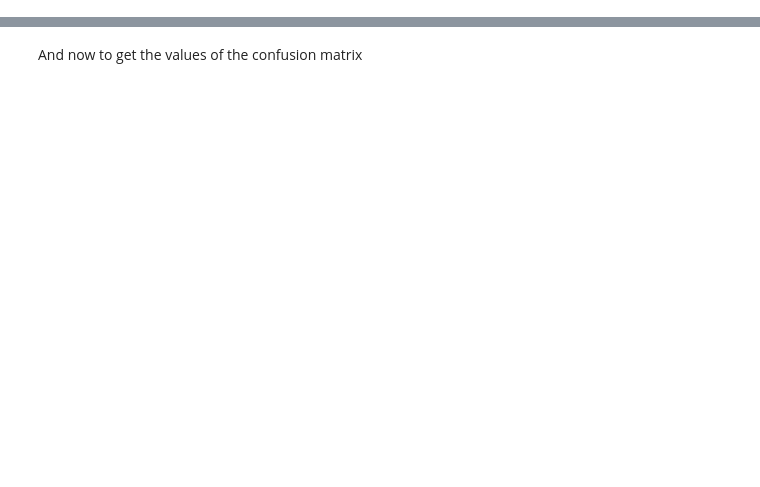
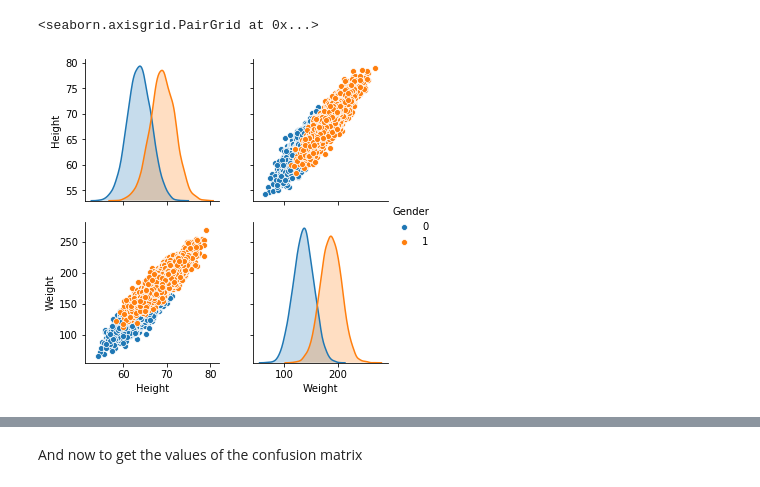
Before and after one commit to augustoamerico/sim_2019, a Jupyter notebook: 2019-12-03_Linear_Binary_Classifiers.ipynb, the cells around one changed output, grey strips where cells are left out. Saved outputs shown, nothing was run; the diff lists cells and outputs as text; code cells hidden in the pictures; blank space fills up the shorter version.

```diff
--- a/2019-12-03_Linear_Binary_Classifiers.ipynb
+++ b/2019-12-03_Linear_Binary_Classifiers.ipynb
@@ -108,0 +23,24 @@ def get_confusion_element(df, function, parameters, individual):
+# %%
+import pandas as pd
+import seaborn as sns
+%matplotlib inline
+
+############# LOAD DATASET
+
+url = "https://raw.githubusercontent.com/johnmyleswhite/ML_for_Hackers/master/02-Exploration/data/01_heights_weights_genders.csv"
+df = pd.read_csv(url, error_bad_lines=False)
+
+# replacing Male and Female with one and zero
+
+df['Gender'].replace('Female', 0, inplace=True)
+df['Gender'].replace('Male', 1, inplace=True)
+
+# reorganising the columns of my dataframe
+
+df = df[['Height', 'Weight', 'Gender']]
+
+########### PLOT
+sns.pairplot(df, hue="Gender", vars=['Height', 'Weight'])
+# %% [output]
+<seaborn.axisgrid.PairGrid at 0x...>
+[figure, added]
```
Also changed, not shown: parts of 49 cells of this notebook.
